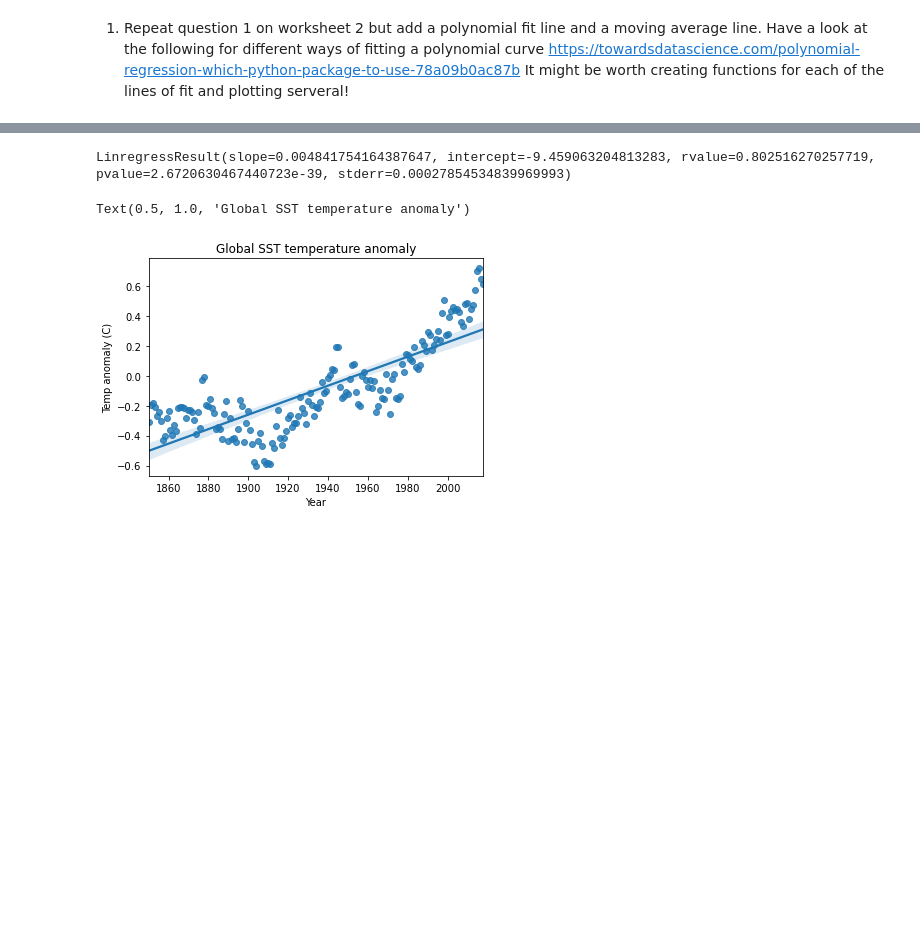
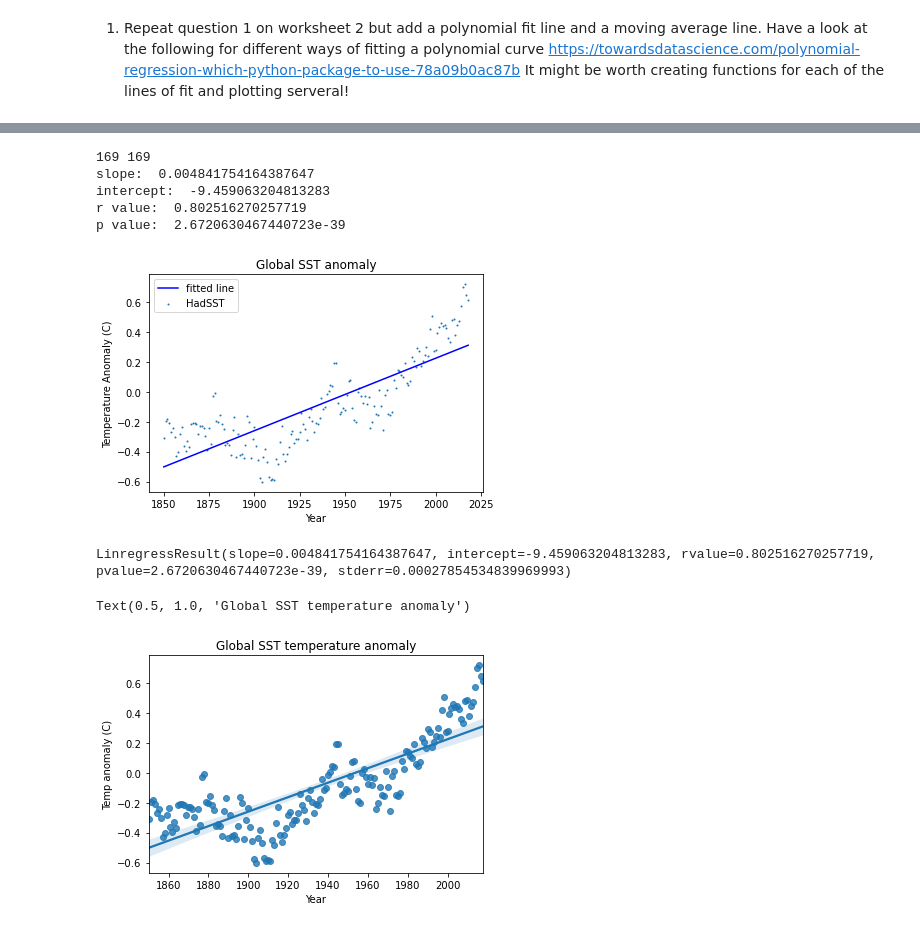
Before and after one commit to bndxn/macfiles, a Jupyter notebook: WS3/WS3 - Polynomial curve.ipynb, the cells around one changed output, grey strips where cells are left out. Cells and saved outputs as stored; diff of their text form; code cells hidden in the pictures; blank space fills up the shorter version.

```diff
--- a/WS3/WS3 - Polynomial curve.ipynb
+++ b/WS3/WS3 - Polynomial curve.ipynb
@@ -25,3 +52,29 @@ ax.scatter(year,anomaly); ax.set(Title='SST Anomaly over time',ylabel='SST in de
+# %%
+# Plotting this using the linregress function
+x = year
+y = anomaly # needs to be a list otherwise it doesn't work
+print(len(x), len(y))
+slope, intercept, r_value, p_value, std_err = linregress(x,y) # linregress function
+print('slope: ',slope)
+print('intercept: ',intercept)
+print('r value: ',r_value)
+print('p value: ',p_value)
+
+# plot results
+plt.plot(x,slope*x + intercept,color='blue',label='fitted line')
+plt.scatter(x,y,s=1,label='HadSST')
+plt.legend()
+plt.title('Global SST anomaly')
+plt.xlabel('Year')
+plt.ylabel('Temperature Anomaly (C)')
+plt.show()
+# %% [output]
+169 169
+slope:  0.004841754164387647
+intercept:  -9.459063204813283
+r value:  0.802516270257719
+p value:  2.6720630467440723e-39
+[figure, added]
 # %%
 # linear regression
 scipy.stats.linregress(year, anomaly)
```
Also changed, not shown: parts of 3 cells of this notebook.
